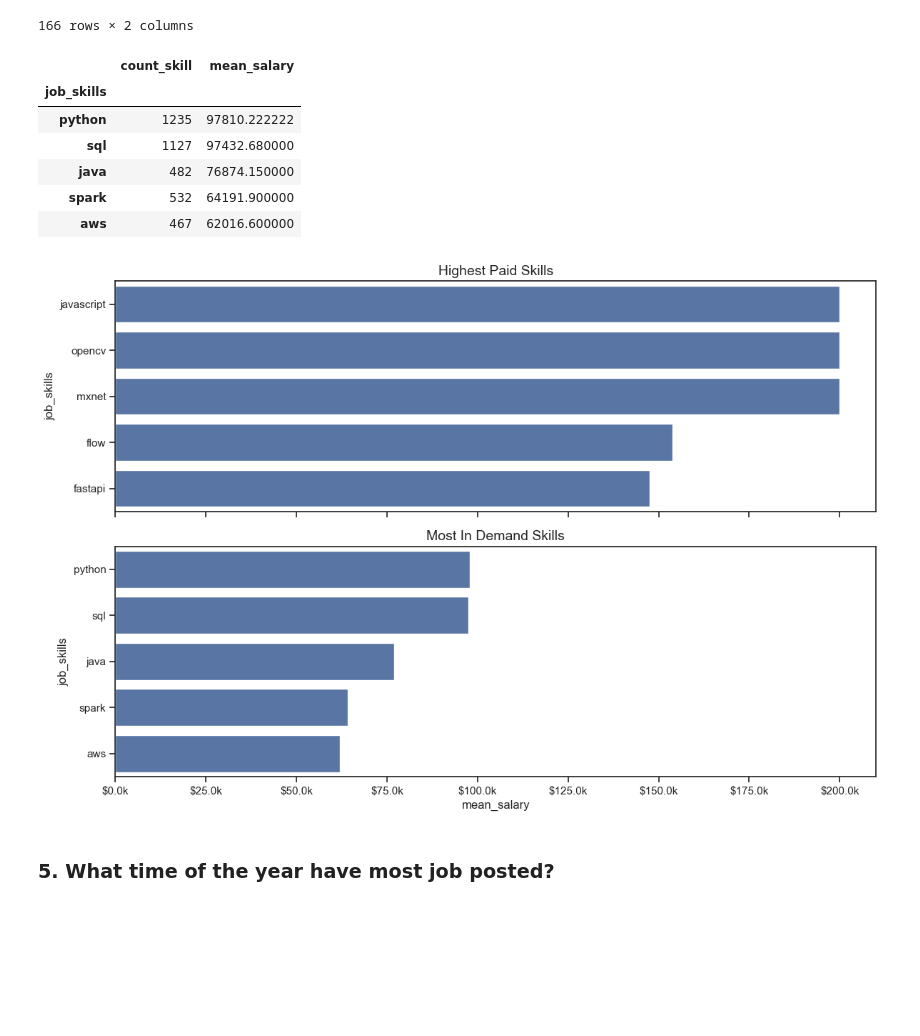
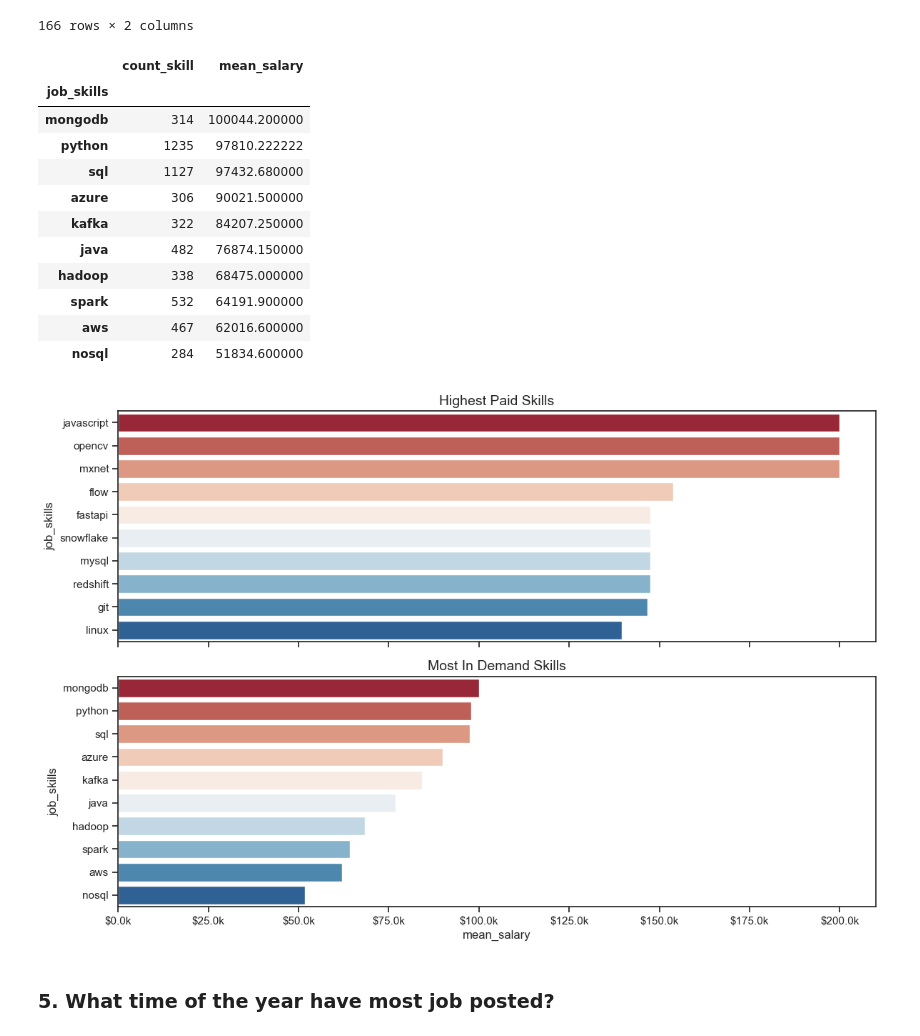
Before and after one commit to kunbox96/job-analysis, a Jupyter notebook: dataJob_analysis.ipynb, the cells around one changed output. Saved outputs shown, nothing was run; the diff lists cells and outputs as text; code cells hidden in the pictures; blank space fills up the shorter version.

```diff
--- a/dataJob_analysis.ipynb
+++ b/dataJob_analysis.ipynb
@@ -184,39 +186,44 @@ df_scatter_mean
 | zoom | 2 | NaN |
 166 rows × 2 columns
 # %%
-top_salary = df_scatter_mean.sort_values(by='mean_salary', ascending=False).head(5)
+top_salary = df_scatter_mean.sort_values(by='mean_salary', ascending=False).head(10)
 
-top_skill = df_scatter_mean.sort_values(by='count_skill', ascending=False).head(5).sort_values(by='mean_salary', ascending=False).head(5)
+top_skill = df_scatter_mean.sort_values(by='count_skill', ascending=False).head(10).sort_values(by='mean_salary', ascending=False).head(10)
 # %%
 top_skill
 # %% [output]
 |  | count_skill | mean_salary |
 | job_skills |  |  |
+| mongodb | 314 | 100044.200000 |
 | python | 1235 | 97810.222222 |
 | sql | 1127 | 97432.680000 |
+| azure | 306 | 90021.500000 |
+| kafka | 322 | 84207.250000 |
 | java | 482 | 76874.150000 |
+| hadoop | 338 | 68475.000000 |
 | spark | 532 | 64191.900000 |
 | aws | 467 | 62016.600000 |
+| nosql | 284 | 51834.600000 |
 # %%
 f, ax = plt.subplots(2,1, figsize=(12,8), sharex=True)
 
 dta = [
     (top_salary, 'mean_salary'),
     (top_skill, 'mean_salary')
 ]
 
 for i, (dta_frame, column) in enumerate(dta):
-    sns.barplot(dta_frame, x=column, y='job_skills', ax=ax[i], orient='h')
+    sns.barplot(dta_frame, x=column, y='job_skills', ax=ax[i], orient='h', palette='RdBu', hue='job_skills', legend=False)
     ax[i].xaxis.set_major_formatter(format_thousand)
     # ax[i].set_title()
 
 ax[0].set_title("Highest Paid Skills", fontsize=14)
 
 ax[1].set_title("Most In Demand Skills", fontsize=14)
 ax[1].set_xlim(ax[0].get_xlim())
 plt.tight_layout()
 plt.show()
 # %% [output]
-[figure, old version]
+[figure, new version]
 # %% [markdown]
 ### 5. What time of the year have most job posted?
```
Also changed, not shown: parts of 5 cells of this notebook.
